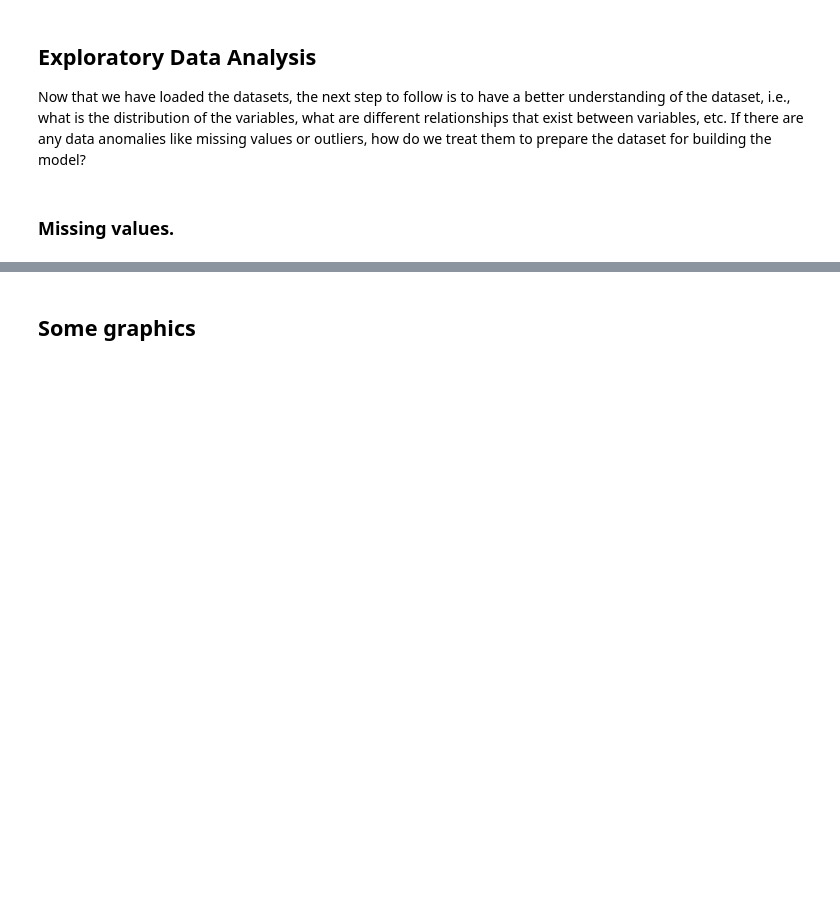
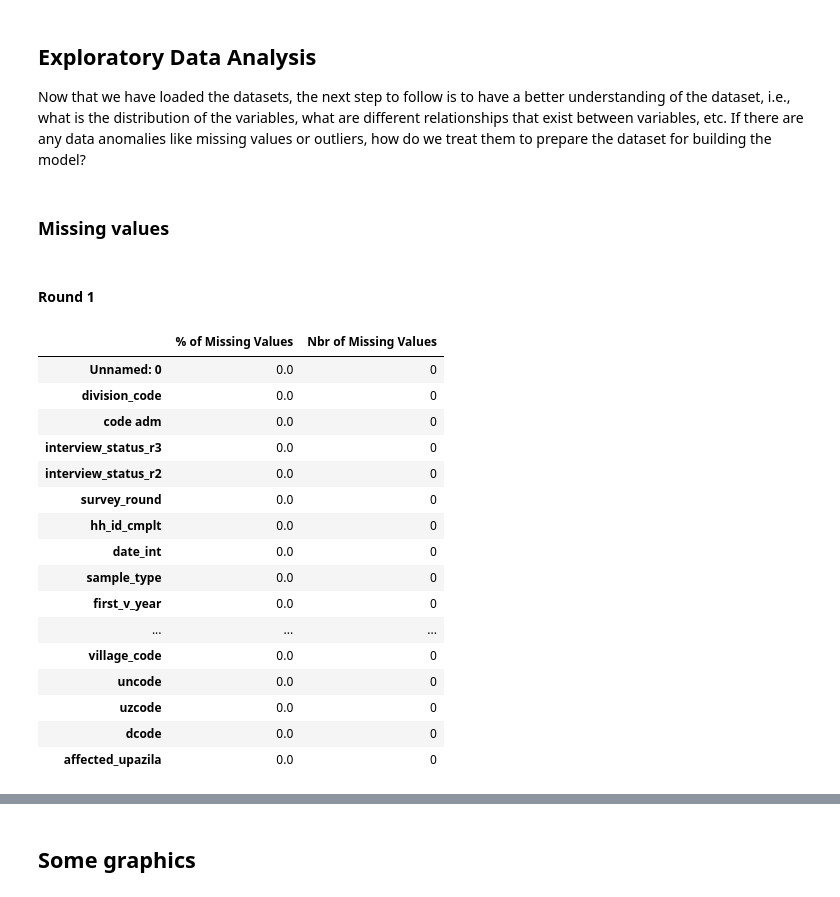
Before and after one commit to KassoumHabibou/PhD-Chapter-2, a Jupyter notebook: 03_univariate_descriptive_statistics.ipynb, the cells around one changed output, grey strips where cells are left out. Drawn from its saved outputs; the diff is of its cells as text; code cells hidden in the pictures; blank space fills up the shorter version.

```diff
--- a/03_univariate_descriptive_statistics.ipynb
+++ b/03_univariate_descriptive_statistics.ipynb
@@ -264,7 +271,30 @@ bgd_adm = gpd.read_file(os.getcwd() + '\\input\\shapefile_data\\shapefile_zip\\B
 
 Now that we have loaded the datasets, the next step to follow is to have a better understanding of the dataset, i.e., what is the distribution of the variables, what are different relationships that exist between variables, etc. If there are any data anomalies like missing values or outliers, how do we treat them to prepare the dataset for building the model?
 # %% [markdown]
-### Missing values.
+### Missing values
+# %% [markdown]
+#### Round 1
+# %%
+# Missing values
+pd.DataFrame(data={'% of Missing Values':round(df_r1_hh.isna().sum()/df_r1_hh.isna().count()*100,2),'Nbr of Missing Values':df_r1_hh.isna().sum()}).sort_values(by='% of Missing Values',ascending=False)
+# %% [output]
+|  | % of Missing Values | Nbr of Missing Values |
+| Unnamed: 0 | 0.0 | 0 |
+| division_code | 0.0 | 0 |
+| code adm | 0.0 | 0 |
+| interview_status_r3 | 0.0 | 0 |
+| interview_status_r2 | 0.0 | 0 |
+| survey_round | 0.0 | 0 |
+| hh_id_cmplt | 0.0 | 0 |
+| date_int | 0.0 | 0 |
+| sample_type | 0.0 | 0 |
+| first_v_year | 0.0 | 0 |
+| ... | ... | ... |
+| village_code | 0.0 | 0 |
+| uncode | 0.0 | 0 |
+| uzcode | 0.0 | 0 |
+| dcode | 0.0 | 0 |
+| affected_upazila | 0.0 | 0 |
 # %%
 # Missing values
 pd.DataFrame(data={'% of Missing Values':round(df_r1_anthr1.isna().sum()/df_r1_anthr1.isna().count()*100,2),'Nbr of Missing Values':df_r1_anthr1.isna().sum()}).sort_values(by='% of Missing Values',ascending=False)
```
Also changed, not shown: parts of 15 cells of this notebook, 2 other files.
